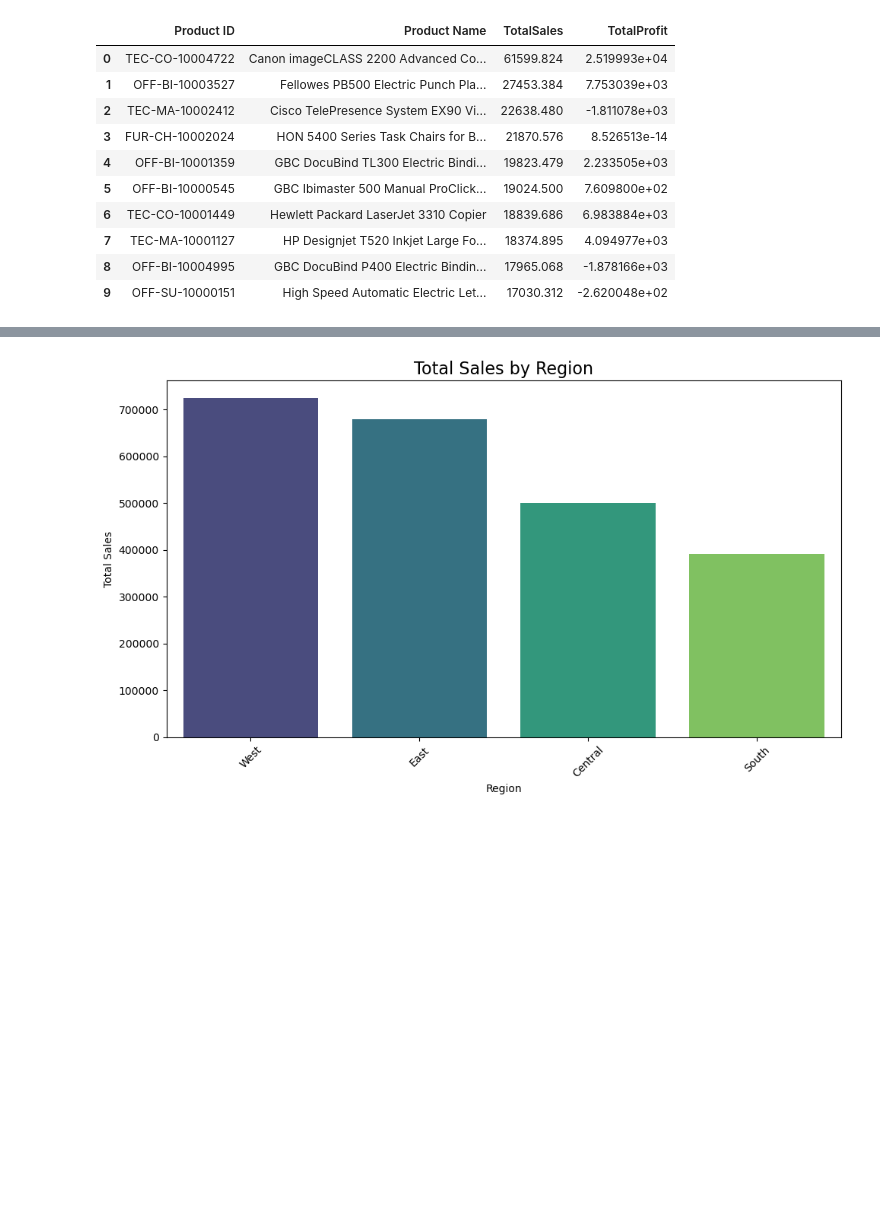
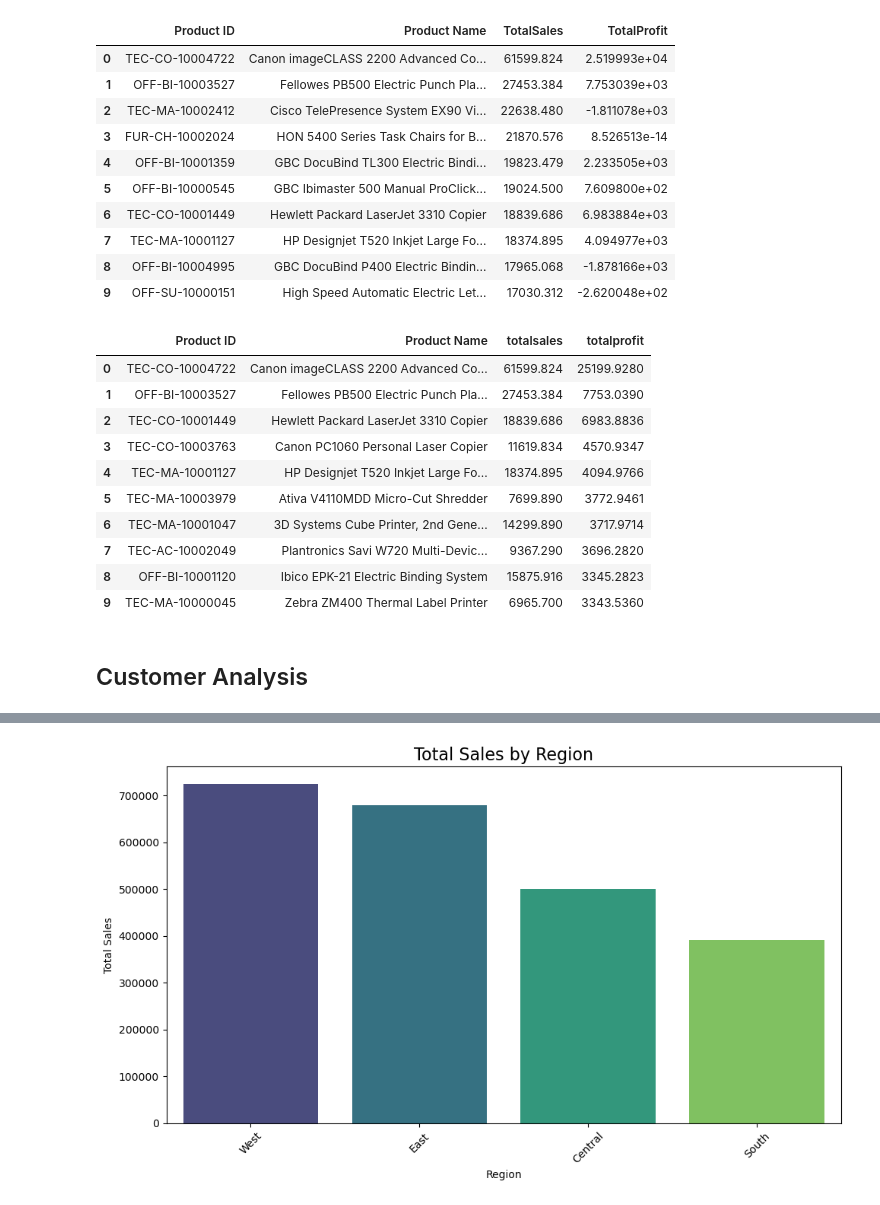
Before and after one commit to Yvonneamg/Ecommerce_Sales_Analysis, a Jupyter notebook: Ecommerce_Sales_Analysis.ipynb, the cells around one changed output, grey strips where cells are left out. Saved outputs shown, nothing was run; the diff lists cells and outputs as text; code cells hidden in the pictures; blank space fills up the shorter version.

```diff
--- a/Ecommerce_Sales_Analysis.ipynb
+++ b/Ecommerce_Sales_Analysis.ipynb
@@ -560,3 +553,31 @@ Revenue_product
 | 7 | TEC-MA-10001127 | HP Designjet T520 Inkjet Large Fo... | 18374.895 | 4.094977e+03 |
 | 8 | OFF-BI-10004995 | GBC DocuBind P400 Electric Bindin... | 17965.068 | -1.878166e+03 |
 | 9 | OFF-SU-10000151 | High Speed Automatic Electric Let... | 17030.312 | -2.620048e+02 |
+# %%
+# What product generates more profit
+profit_product_Query="""
+SELECT "Product ID",
+"Product Name",
+sum(sales) as totalsales,
+sum(profit) as totalprofit
+from sales
+group by "ProductID","Product Name"
+order by totalprofit desc
+limit 10;
+"""
+Profit_product=pd.read_sql_query(profit_product_Query, conn)
+Profit_product
+# %% [output]
+|  | Product ID | Product Name | totalsales | totalprofit |
+| 0 | TEC-CO-10004722 | Canon imageCLASS 2200 Advanced Co... | 61599.824 | 25199.9280 |
+| 1 | OFF-BI-10003527 | Fellowes PB500 Electric Punch Pla... | 27453.384 | 7753.0390 |
+| 2 | TEC-CO-10001449 | Hewlett Packard LaserJet 3310 Copier | 18839.686 | 6983.8836 |
+| 3 | TEC-CO-10003763 | Canon PC1060 Personal Laser Copier | 11619.834 | 4570.9347 |
+| 4 | TEC-MA-10001127 | HP Designjet T520 Inkjet Large Fo... | 18374.895 | 4094.9766 |
+| 5 | TEC-MA-10003979 | Ativa V4110MDD Micro-Cut Shredder | 7699.890 | 3772.9461 |
+| 6 | TEC-MA-10001047 | 3D Systems Cube Printer, 2nd Gene... | 14299.890 | 3717.9714 |
+| 7 | TEC-AC-10002049 | Plantronics Savi W720 Multi-Devic... | 9367.290 | 3696.2820 |
+| 8 | OFF-BI-10001120 | Ibico EPK-21 Electric Binding System | 15875.916 | 3345.2823 |
+| 9 | TEC-MA-10000045 | Zebra ZM400 Thermal Label Printer | 6965.700 | 3343.5360 |
+# %% [markdown]
+## Customer Analysis
```
Also changed, not shown: parts of 23 cells of this notebook, 1 other file.
